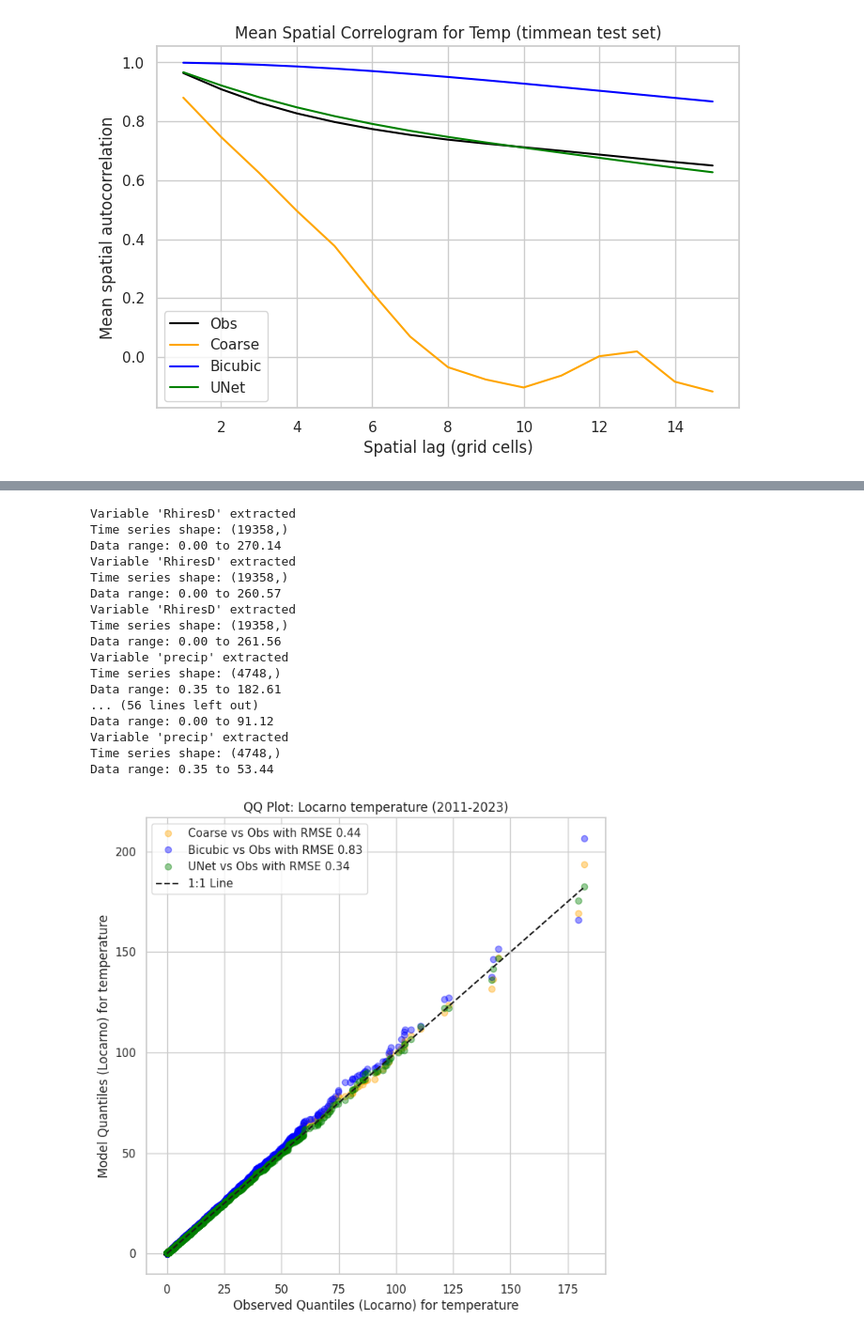
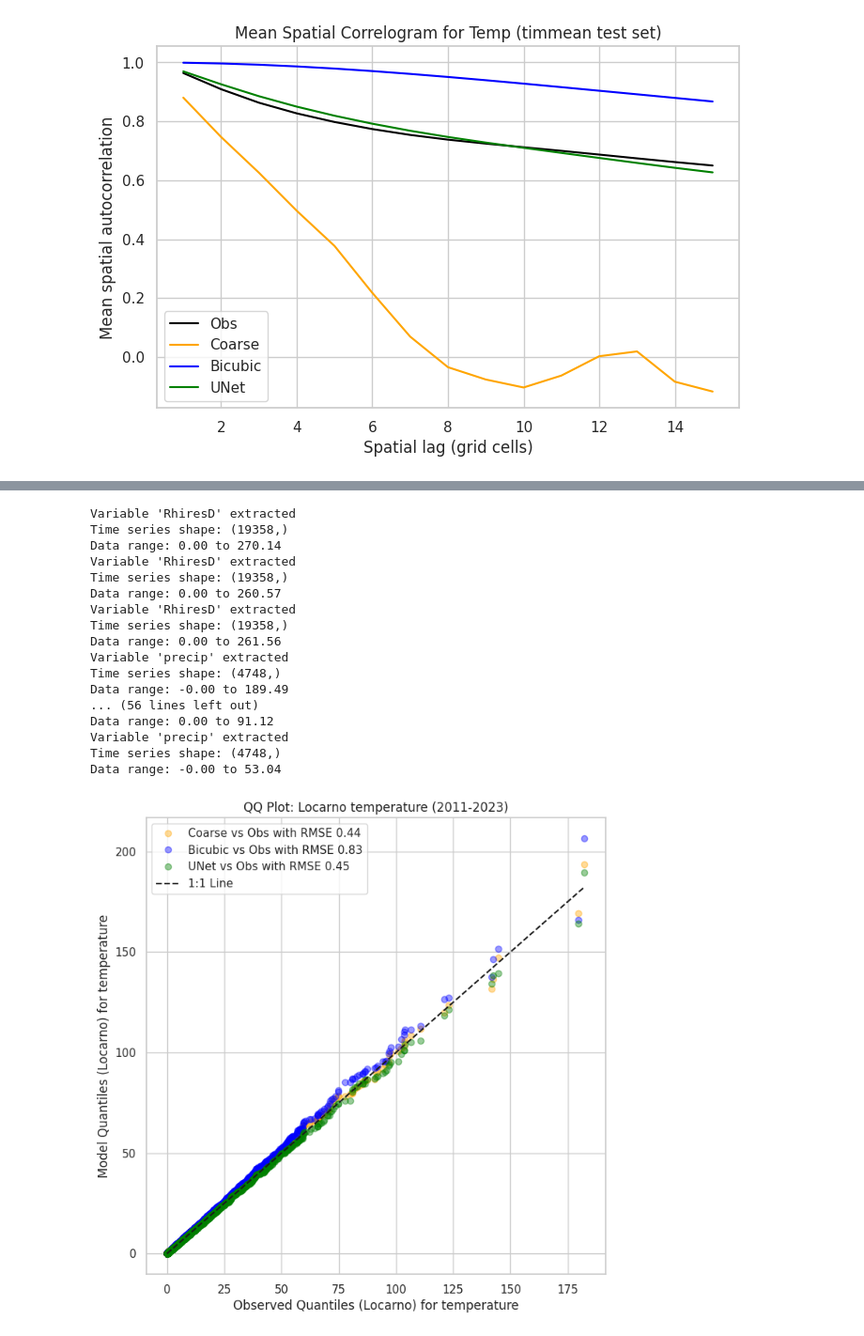
Before and after one commit to AsthanaShivanshi/Processing_and_Analysis_Scripts, a Jupyter notebook: Prelim_Stats_Obs_only/qq_plots_obs_12km.ipynb, the cells around one changed output, grey strips where cells are left out. Shown at 94% size. Cells and saved outputs as stored; diff of their text form; code cells hidden in the pictures.

```diff
--- a/Prelim_Stats_Obs_only/qq_plots_obs_12km.ipynb
+++ b/Prelim_Stats_Obs_only/qq_plots_obs_12km.ipynb
@@ -683,7 +683,7 @@ zurich_lat, zurich_lon = 47.3769, 8.5417
 obs_ds = xr.open_dataset(paths.DATASETS_TRAINING_DIR_12km + '/RhiresD_step1_latlon.nc')
 coarse_ds = xr.open_dataset(paths.DATASETS_TRAINING_DIR_12km + '/RhiresD_step2_coarse.nc')
 bicubic_ds = xr.open_dataset(paths.DATASETS_TRAINING_DIR_12km + '/RhiresD_step3_interp.nc')
-unet_ds = xr.open_dataset("/work/FAC/FGSE/IDYST/tbeucler/downscaling/sasthana/Downscaling/Downscaling_Models/LDM_conditional/outputs/test_UNet_baseline_CRPS.nc")
+unet_ds = xr.open_dataset("/work/FAC/FGSE/IDYST/tbeucler/downscaling/sasthana/Downscaling/Downscaling_Models/LDM_conditional/outputs/test_UNet_baseline_CRPS__UNet_constrained_withoutReLU.nc")
 #ldm_ds = xr.open_dataset("/work/FAC/FGSE/IDYST/tbeucler/downscaling/sasthana/Downscaling/Downscaling_Models/LDM_conditional/outputs/single_run_test_LDM_samples.nc")
 
 # Extract precip time series for Locarno
@@ -795,33 +795,33 @@ plt.show()
 plt.figure(figsize=(8, 8))
 rmse_coarse_zurich = np.sqrt(np.mean((coarse_q_zurich - obs_q_zurich) ** 2))
 rmse_bicubic_zurich = np.sqrt(np.mean((bicubic_q_zurich - obs_q_zurich) ** 2))
 rmse_unet_zurich = np.sqrt(np.mean((unet_q_zurich - obs_q_zurich) ** 2))
 plt.plot(obs_q_zurich, coarse_q_zurich, 'o', label='Coarse vs Obs with RMSE {:.2f}'.format(rmse_coarse_zurich), alpha=0.4,color='orange')
 plt.plot(obs_q_zurich, bicubic_q_zurich, 'o', label='Bicubic vs Obs with RMSE {:.2f}'.format(rmse_bicubic_zurich), alpha=0.4,color='blue')
 plt.plot(obs_q_zurich, unet_q_zurich, 'o', label='UNet vs Obs with RMSE {:.2f}'.format(rmse_unet_zurich),color='green', alpha=0.4)
 plt.plot([obs_q_zurich.min(), obs_q_zurich.max()], [obs_q_zurich.min(), obs_q_zurich.max()], 'k--', label='1:1 Line')
 plt.xlabel('Observed Quantiles (Zurich) for precip')
 plt.ylabel('Model Quantiles (Zurich) for precip')
 plt.title('QQ Plot: Zurich precip (2011-2023)')
 plt.legend()
 plt.grid(True)
 plt.show()
 # %% [output]
 Variable 'RhiresD' extracted
 Time series shape: (19358,)
 Data range: 0.00 to 270.14
 Variable 'RhiresD' extracted
 Time series shape: (19358,)
 Data range: 0.00 to 260.57
 Variable 'RhiresD' extracted
 Time series shape: (19358,)
 Data range: 0.00 to 261.56
 Variable 'precip' extracted
 Time series shape: (4748,)
-Data range: 0.35 to 182.61
+Data range: -0.00 to 189.49
 ... (56 lines left out)
 Data range: 0.00 to 91.12
 Variable 'precip' extracted
 Time series shape: (4748,)
-Data range: 0.35 to 53.44
+Data range: -0.00 to 53.04
-[figure, old version]
+[figure, new version]
```
Also changed, not shown: parts of 9 cells of this notebook.
